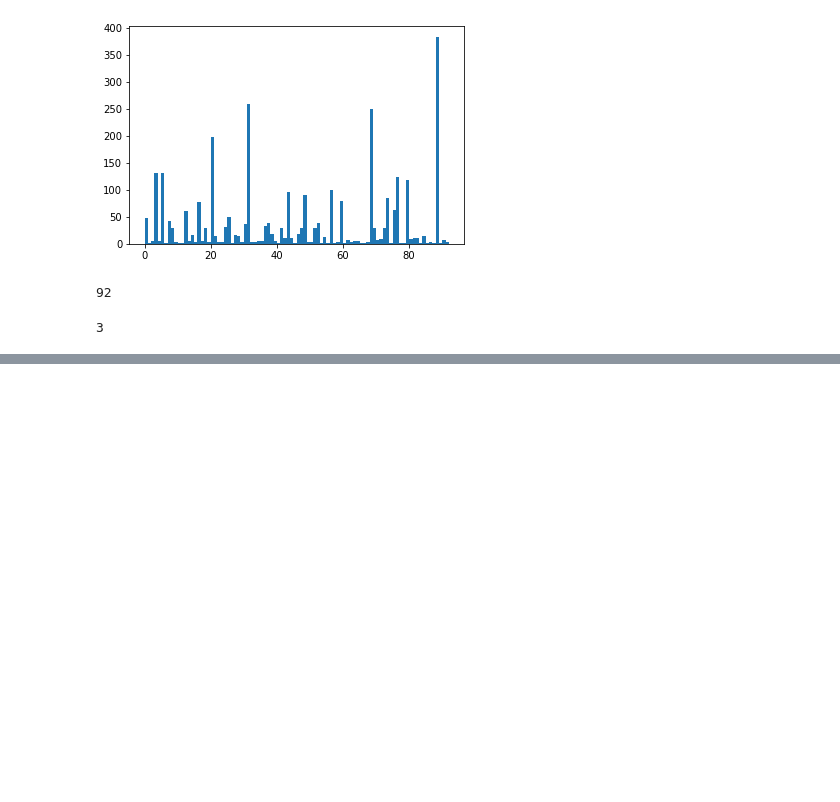
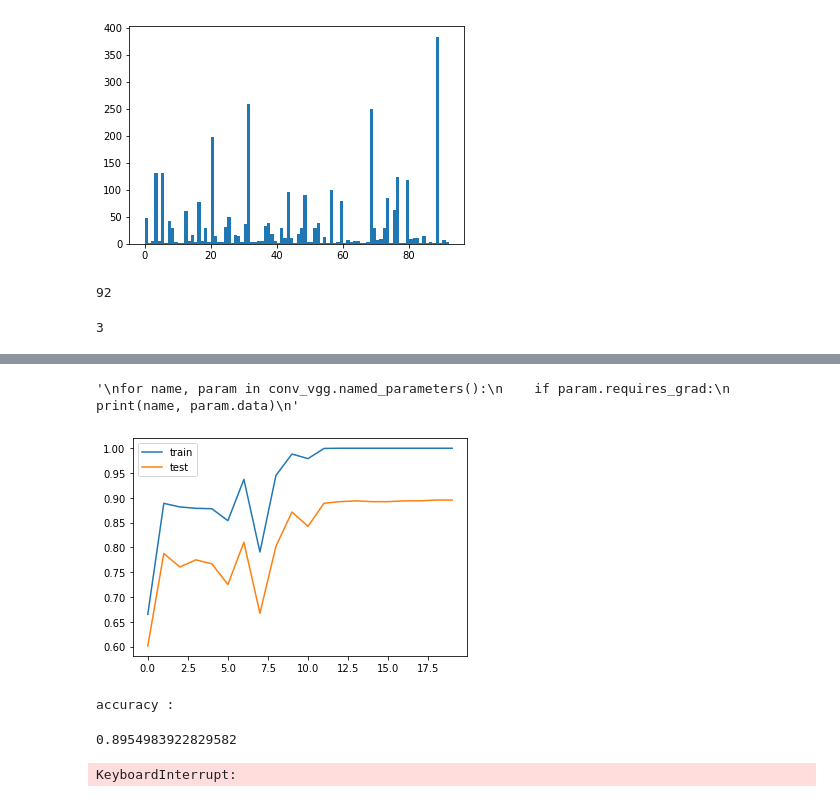
Before and after one commit to xavitator/modal_landscape, a Jupyter notebook: modal_cuda_vgg_mw_ggnet.ipynb, the cells around one changed output, grey strips where cells are left out. Saved outputs shown, nothing was run; the diff lists cells and outputs as text; code cells hidden in the pictures; blank space fills up the shorter version.

```diff
--- a/modal_cuda_vgg_mw_ggnet.ipynb
+++ b/modal_cuda_vgg_mw_ggnet.ipynb
@@ -287,0 +429,22 @@ def vgg11_bn(num_classes, pretrained=False, letter='A', **kwargs):
+# %%
+size_ggnet = 512
+size_vgg = 64
+# %%
+class merge_net(nn.Module):
+    def __init__(self, conv_vgg, conv_ggnet):
+        super(merge_net, self).__init__()
+        self.conv_vgg = conv_vgg
+        self.conv_ggnet = conv_ggnet
+        self.linear = nn.Linear(size_ggnet + size_vgg, num_classes)
+
+
+    def forward(self, x):
+
+        x_vgg = self.conv_vgg(x)
+        x_ggnet = self.conv_ggnet(x)
+
+        x_cat = torch.cat([x_vgg, x_ggnet],1)
+
+        y = self.linear(x_cat)
+
+        return y
@@ -287,0 +458,2 @@ def vgg11_bn(num_classes, pretrained=False, letter='A', **kwargs):
+# %%
+conv_ggnet = GoogLeNet_conv(3).cuda()
@@ -287,0 +476,10 @@ def vgg11_bn(num_classes, pretrained=False, letter='A', **kwargs):
+# %%
+conv_vgg = vgg11_bn_conv(num_classes)
+# %%
+'''
+for name, param in conv_vgg.named_parameters():
+    if param.requires_grad:
+        print(name, param.data)
+'''
+# %% [output]
+'\nfor name, param in conv_vgg.named_parameters():\n    if param.requires_grad:\n        print(name, param.data)\n'
@@ -288,32 +500,47 @@ def vgg11_bn(num_classes, pretrained=False, letter='A', **kwargs):
 # %%
 epochs = 20
 criterion = nn.CrossEntropyLoss()
 
-net = vgg11_bn(num_classes=num_classes, pretrained=True).cuda()
-
+net =  merge_net(conv_ggnet, conv_vgg).cuda()
 
 opt = torch.optim.Adam(net.parameters(),lr=1e-3,betas=(0.9, 0.999),eps=1e-08)
 
 compteur = 0
 
 preci_train = []
 preci_test = []
 
 for i in tnrange(epochs) :
-    train_epoch(net, train_set, opt, criterion, batch_size=2)
+    train_epoch(net, train_set, opt, criterion, batch_size=10)
     preci_train.append(accuracy(net, train_set))
     preci_test.append(accuracy(net, test_set))
 
 plt.plot(range(len(preci_train)), preci_train, label = "train")
 plt.plot(range(len(preci_test)), preci_test, label = "test")
 plt.legend()
 plt.show()
 
 print("accuracy :")
 accuracy(net, test_set)
+# %% [output]
+[figure, added]
+accuracy :
+0.8954983922829582
 # %%
+epochs = 20
+criterion = nn.CrossEntropyLoss()
+
+net =  merge_net(conv_ggnet, conv_vgg).cuda()
+
+opt = torch.optim.Adam(net.parameters(),lr=1e-3,betas=(0.9, 0.999),eps=1e-08)
+
+compteur = 0
+
+preci_train = []
+preci_test = []
+
 for i in tnrange(epochs) :
-    train_epoch(net, train_set, opt, criterion, batch_size=2)
+    train_epoch(net, train_set, opt, criterion, batch_size=10)
     preci_train.append(accuracy(net, train_set))
     preci_test.append(accuracy(net, test_set))
 
@@ -324,3 +551,5 @@ plt.show()
 
 print("accuracy :")
 accuracy(net, test_set)
+# %% [output]
+KeyboardInterrupt:
```
Also changed, not shown: parts of 23 cells of this notebook, 5 other files.
